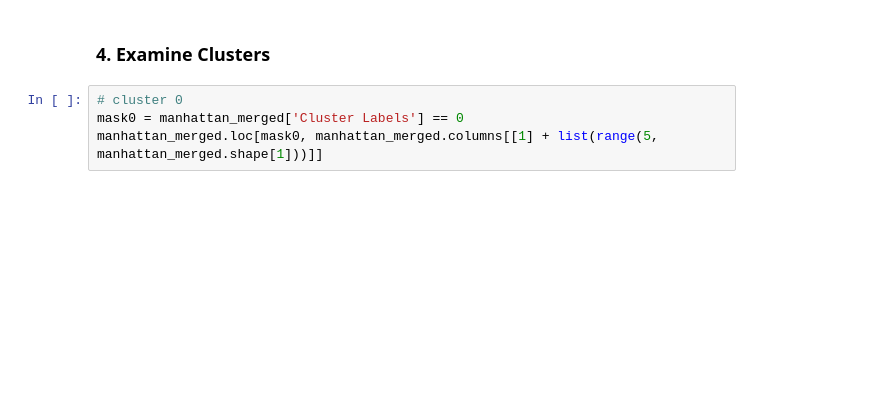
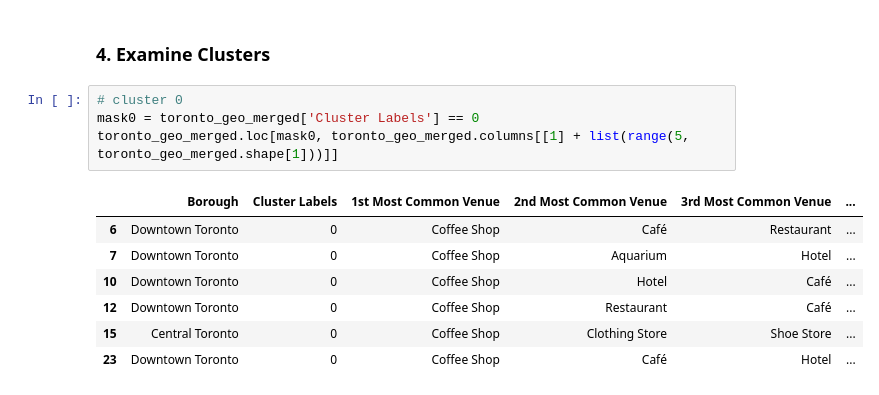
Before and after one commit to DJ3D/Coursera_Capstone, a Jupyter notebook: Toronto_Neighborhoods.ipynb, the cells around one changed output. Cells and saved outputs as stored; diff of their text form; blank space fills up the shorter version.

```diff
--- a/Toronto_Neighborhoods.ipynb
+++ b/Toronto_Neighborhoods.ipynb
@@ -350,7 +417,15 @@ map_clusters
 ### 4. Examine Clusters
 # %%
 # cluster 0
-mask0 = manhattan_merged['Cluster Labels'] == 0
-manhattan_merged.loc[mask0, manhattan_merged.columns[[1] + list(range(5, manhattan_merged.shape[1]))]]
+mask0 = toronto_geo_merged['Cluster Labels'] == 0
+toronto_geo_merged.loc[mask0, toronto_geo_merged.columns[[1] + list(range(5, toronto_geo_merged.shape[1]))]]
+# %% [output]
+|  | Borough | Cluster Labels | 1st Most Common Venue | 2nd Most Common Venue | 3rd Most Common Venue | ... |
+| 6 | Downtown Toronto | 0 | Coffee Shop | Café | Restaurant | ... |
+| 7 | Downtown Toronto | 0 | Coffee Shop | Aquarium | Hotel | ... |
+| 10 | Downtown Toronto | 0 | Coffee Shop | Hotel | Café | ... |
+| 12 | Downtown Toronto | 0 | Coffee Shop | Restaurant | Café | ... |
+| 15 | Central Toronto | 0 | Coffee Shop | Clothing Store | Shoe Store | ... |
+| 23 | Downtown Toronto | 0 | Coffee Shop | Café | Hotel | ... |
 # %%
 # cluster 1
```
Also changed, not shown: parts of 14 cells of this notebook.
